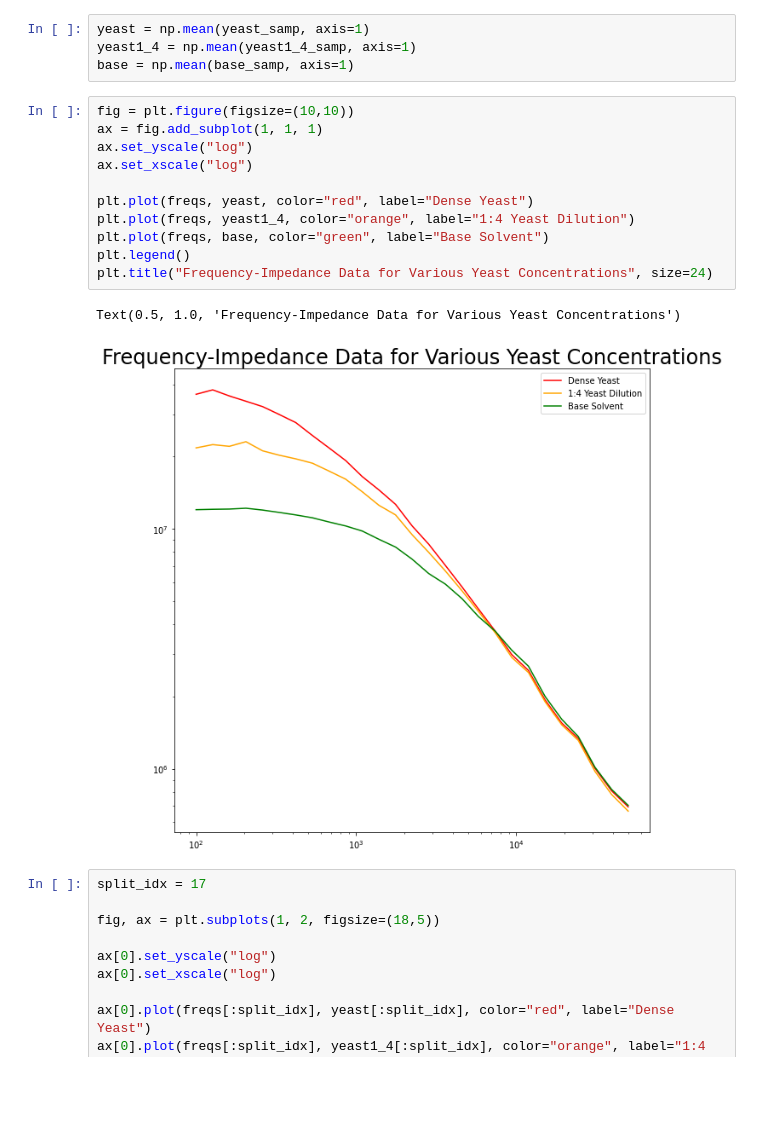
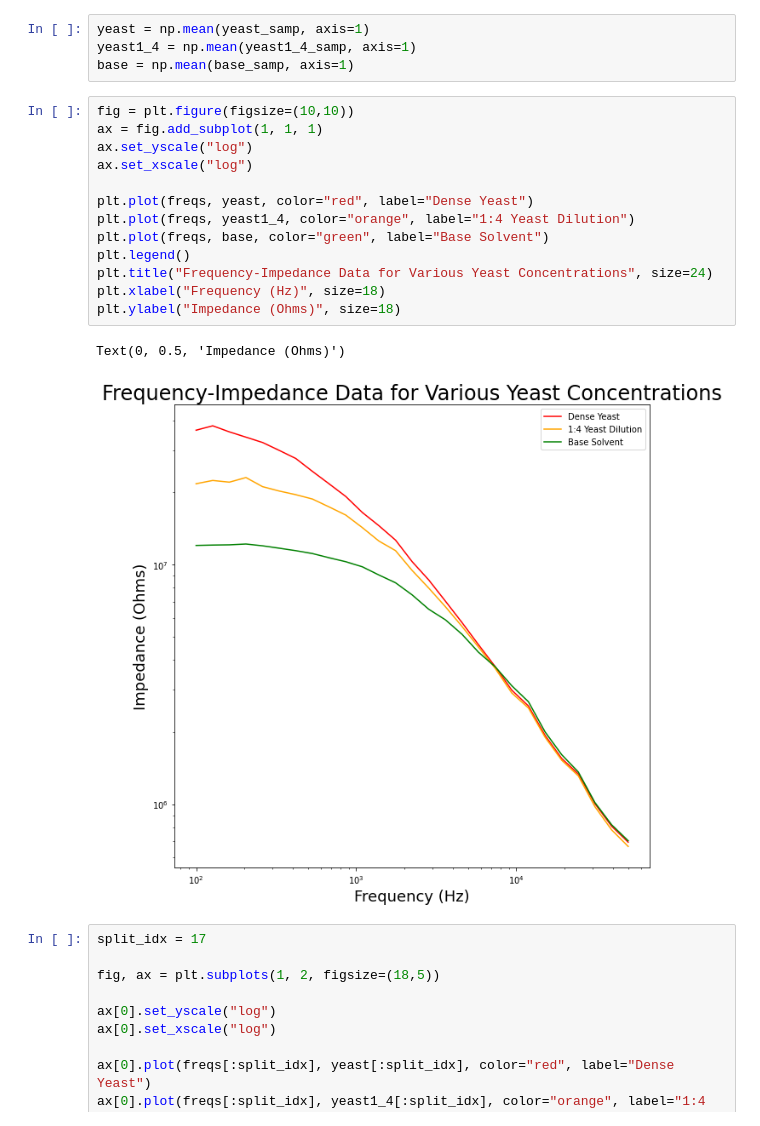
Before and after one commit to nazeern/nanotech, a Jupyter notebook: Sandbox.ipynb, the cells around one changed output. Cells and saved outputs as stored; diff of their text form; blank space fills up the shorter version.

Commit message:
Fix plotting package bugs

```diff
--- a/Sandbox.ipynb
+++ b/Sandbox.ipynb
@@ -161,17 +161,19 @@ base = np.mean(base_samp, axis=1)
 # %%
 fig = plt.figure(figsize=(10,10))
 ax = fig.add_subplot(1, 1, 1)
 ax.set_yscale("log")
 ax.set_xscale("log")
 
 plt.plot(freqs, yeast, color="red", label="Dense Yeast")
 plt.plot(freqs, yeast1_4, color="orange", label="1:4 Yeast Dilution")
 plt.plot(freqs, base, color="green", label="Base Solvent")
 plt.legend()
 plt.title("Frequency-Impedance Data for Various Yeast Concentrations", size=24)
+plt.xlabel("Frequency (Hz)", size=18)
+plt.ylabel("Impedance (Ohms)", size=18)
 # %% [output]
-Text(0.5, 1.0, 'Frequency-Impedance Data for Various Yeast Concentrations')
+Text(0, 0.5, 'Impedance (Ohms)')
-[figure, old version]
+[figure, new version]
 # %%
 split_idx = 17
 
```
Also changed, not shown: parts of 11 cells of this notebook.
